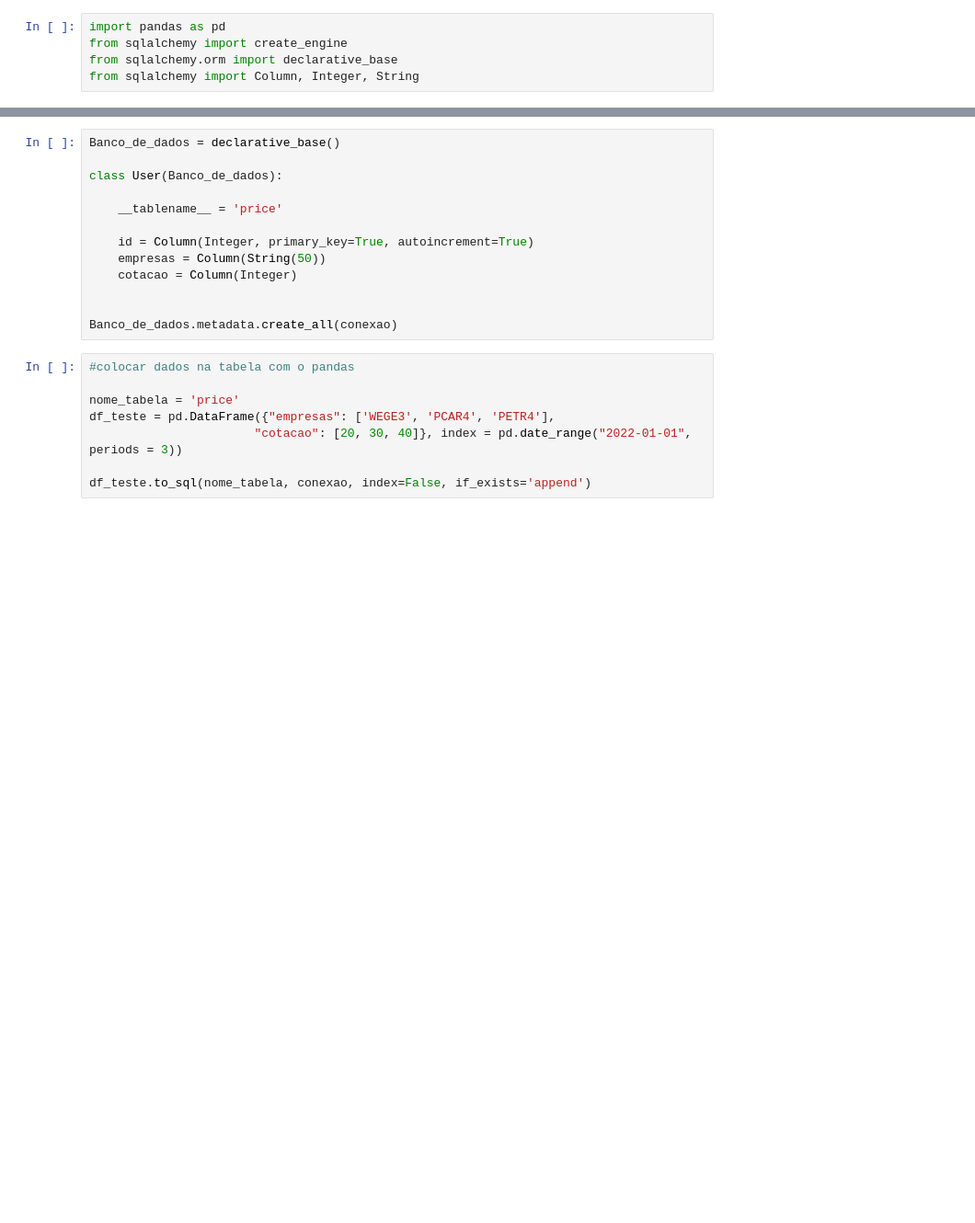
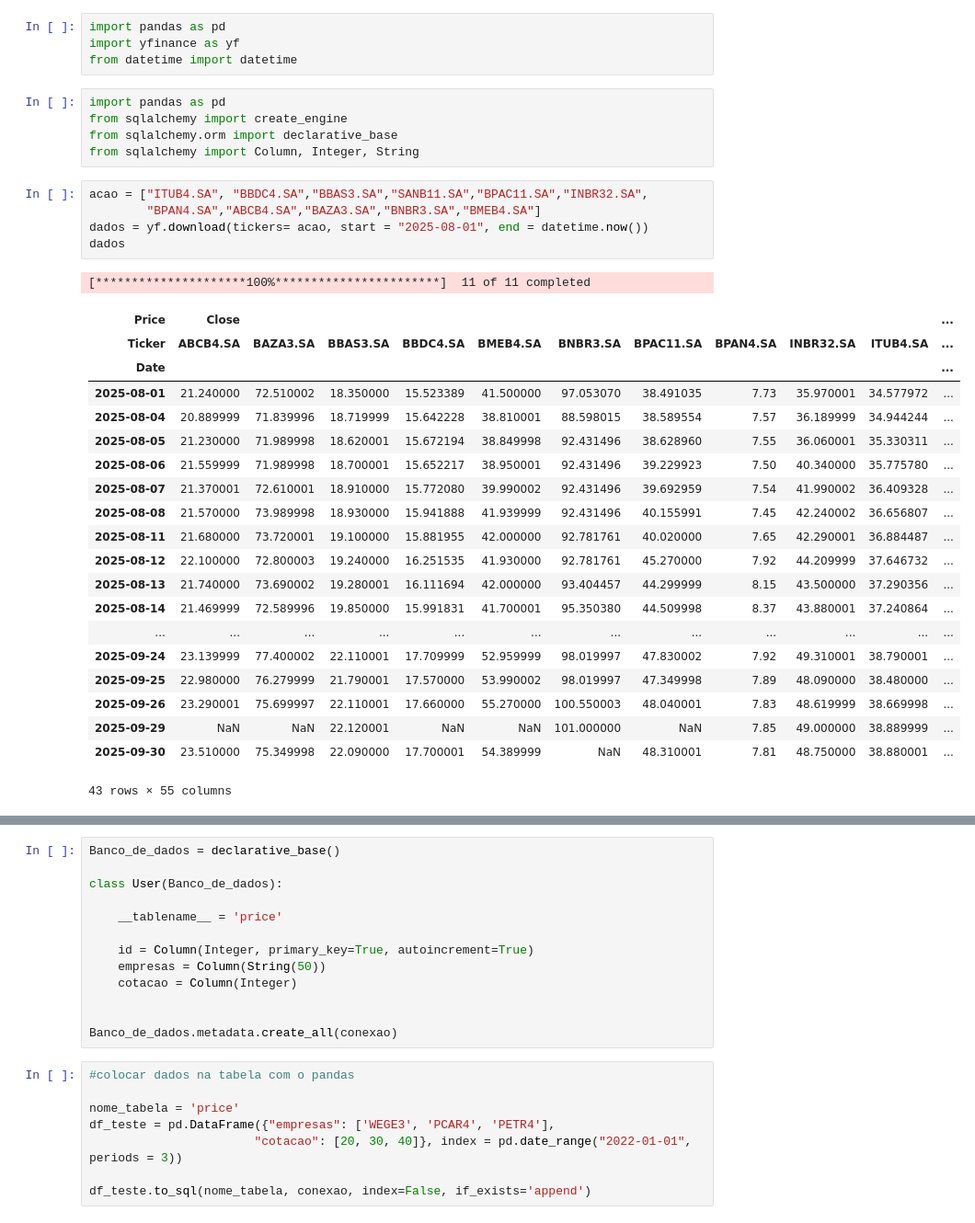
Before and after one commit to weder96/PyCodeData2025, a Jupyter notebook: Module05_Terminus _O_Farol_ do_Conhecimento/Pandas_O_Farol/Volume 15 - Python + SQL - Lendo e escrevendo dados em um MySQL.ipynb, the cells around one changed output, grey strips where cells are left out. Shown at 92% size. Saved outputs shown, nothing was run; the diff lists cells and outputs as text; blank space fills up the shorter version.

```diff
--- a/Module05_Terminus _O_Farol_ do_Conhecimento/Pandas_O_Farol/Volume 15 - Python + SQL - Lendo e escrevendo dados em um MySQL.ipynb
+++ b/Module05_Terminus _O_Farol_ do_Conhecimento/Pandas_O_Farol/Volume 15 - Python + SQL - Lendo e escrevendo dados em um MySQL.ipynb
@@ -5,5 +28,36 @@
+# %%
+import pandas as pd
+import yfinance as yf
+from datetime import datetime
 # %%
 import pandas as pd
 from sqlalchemy import create_engine
 from sqlalchemy.orm import declarative_base
 from sqlalchemy import Column, Integer, String
+# %%
+acao = ["ITUB4.SA", "BBDC4.SA","BBAS3.SA","SANB11.SA","BPAC11.SA","INBR32.SA",
+        "BPAN4.SA","ABCB4.SA","BAZA3.SA","BNBR3.SA","BMEB4.SA"]
+dados = yf.download(tickers= acao, start = "2025-08-01", end = datetime.now())
+dados
+# %% [output]
+[*********************100%***********************]  11 of 11 completed
+| Price | Close |  |  |  |  |  |  |  |  |  | ... |
+| Ticker | ABCB4.SA | BAZA3.SA | BBAS3.SA | BBDC4.SA | BMEB4.SA | BNBR3.SA | BPAC11.SA | BPAN4.SA | INBR32.SA | ITUB4.SA | ... |
+| Date |  |  |  |  |  |  |  |  |  |  | ... |
+| 2025-08-01 | 21.240000 | 72.510002 | 18.350000 | 15.523389 | 41.500000 | 97.053070 | 38.491035 | 7.73 | 35.970001 | 34.577972 | ... |
+| 2025-08-04 | 20.889999 | 71.839996 | 18.719999 | 15.642228 | 38.810001 | 88.598015 | 38.589554 | 7.57 | 36.189999 | 34.944244 | ... |
+| 2025-08-05 | 21.230000 | 71.989998 | 18.620001 | 15.672194 | 38.849998 | 92.431496 | 38.628960 | 7.55 | 36.060001 | 35.330311 | ... |
+| 2025-08-06 | 21.559999 | 71.989998 | 18.700001 | 15.652217 | 38.950001 | 92.431496 | 39.229923 | 7.50 | 40.340000 | 35.775780 | ... |
+| 2025-08-07 | 21.370001 | 72.610001 | 18.910000 | 15.772080 | 39.990002 | 92.431496 | 39.692959 | 7.54 | 41.990002 | 36.409328 | ... |
+| 2025-08-08 | 21.570000 | 73.989998 | 18.930000 | 15.941888 | 41.939999 | 92.431496 | 40.155991 | 7.45 | 42.240002 | 36.656807 | ... |
+| 2025-08-11 | 21.680000 | 73.720001 | 19.100000 | 15.881955 | 42.000000 | 92.781761 | 40.020000 | 7.65 | 42.290001 | 36.884487 | ... |
+| 2025-08-12 | 22.100000 | 72.800003 | 19.240000 | 16.251535 | 41.930000 | 92.781761 | 45.270000 | 7.92 | 44.209999 | 37.646732 | ... |
+| 2025-08-13 | 21.740000 | 73.690002 | 19.280001 | 16.111694 | 42.000000 | 93.404457 | 44.299999 | 8.15 | 43.500000 | 37.290356 | ... |
+| 2025-08-14 | 21.469999 | 72.589996 | 19.850000 | 15.991831 | 41.700001 | 95.350380 | 44.509998 | 8.37 | 43.880001 | 37.240864 | ... |
+| ... | ... | ... | ... | ... | ... | ... | ... | ... | ... | ... | ... |
+| 2025-09-24 | 23.139999 | 77.400002 | 22.110001 | 17.709999 | 52.959999 | 98.019997 | 47.830002 | 7.92 | 49.310001 | 38.790001 | ... |
+| 2025-09-25 | 22.980000 | 76.279999 | 21.790001 | 17.570000 | 53.990002 | 98.019997 | 47.349998 | 7.89 | 48.090000 | 38.480000 | ... |
+| 2025-09-26 | 23.290001 | 75.699997 | 22.110001 | 17.660000 | 55.270000 | 100.550003 | 48.040001 | 7.83 | 48.619999 | 38.669998 | ... |
+| 2025-09-29 | NaN | NaN | 22.120001 | NaN | NaN | 101.000000 | NaN | 7.85 | 49.000000 | 38.889999 | ... |
+| 2025-09-30 | 23.510000 | 75.349998 | 22.090000 | 17.700001 | 54.389999 | NaN | 48.310001 | 7.81 | 48.750000 | 38.880001 | ... |
+43 rows × 55 columns
```
Also changed, not shown: parts of 5 cells of this notebook, 15 other files.
